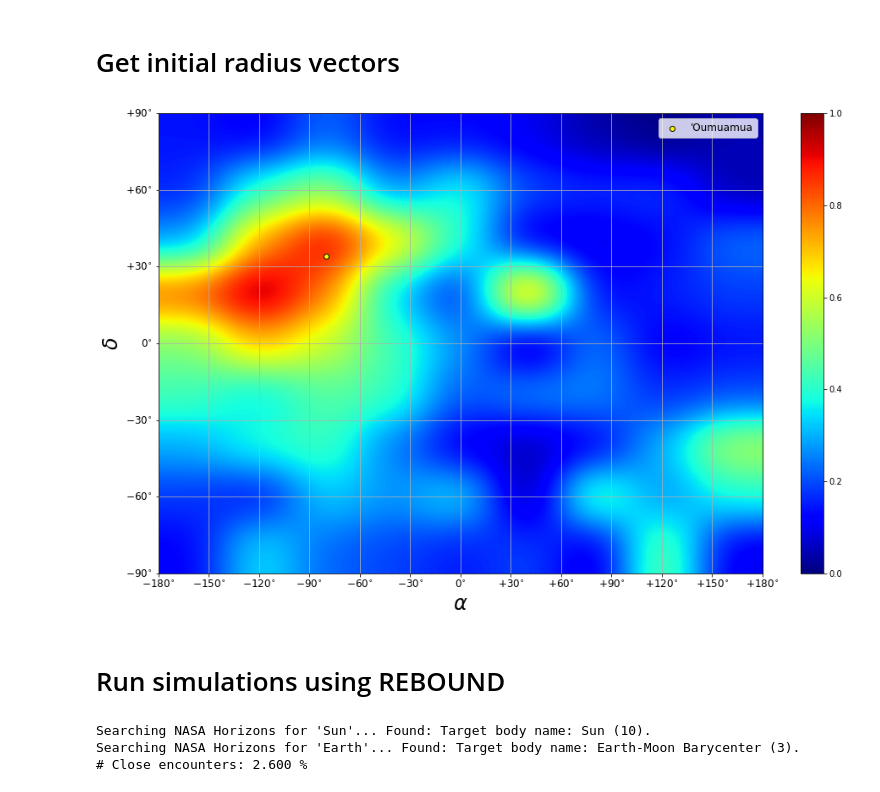
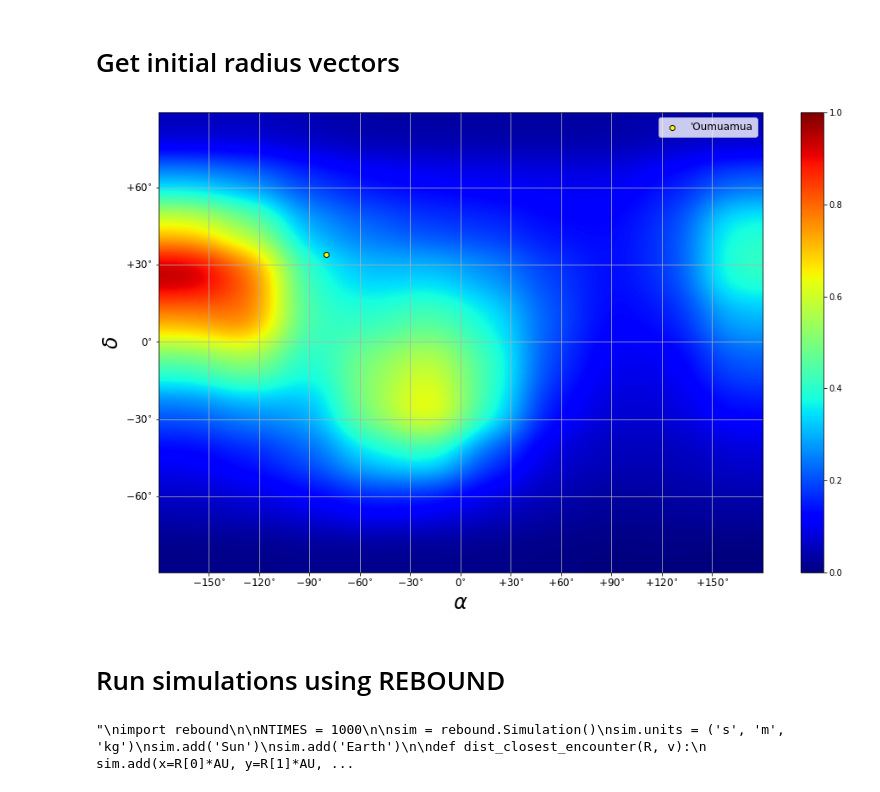
Before and after one commit to djhoover717/ISOAnalysis, a Jupyter notebook: iso_analysis_v2.ipynb, the cells around one changed output. Cells and saved outputs as stored; diff of their text form; code cells hidden in the pictures.

Commit message:
Draw grid like Darryl

```diff
--- a/iso_analysis_v2.ipynb
+++ b/iso_analysis_v2.ipynb
@@ -42,20 +45,15 @@ vel = vel - np.tile(VSUN, (NSAMPLES, 1))
-# %%
-T1 = [[np.cos(THETA), np.sin(THETA), 0.], [np.sin(THETA), -np.cos(THETA), 0.], [0., 0., 1.]]    # this comes from Jo Bovy's
-T2 = [[-np.sin(DNGP), 0., np.cos(DNGP)], [0., 1., 0.], [np.cos(DNGP), 0., np.sin(DNGP)]]        # stellar kinematics github
-T3 = [[np.cos(ANGP), np.sin(ANGP), 0.], [-np.sin(ANGP), np.cos(ANGP), 0.], [0., 0., 1.]]
-
-T = np.matmul(np.matmul(T1, T2), T3)                                                       # transform from galactic to
-                                                                                           # geocentric equatorial
-
-EPSILON = np.radians(23.4)
-E = [[1., 0., 0.], [0., np.cos(EPSILON), -np.sin(EPSILON)], [0., np.sin(EPSILON), np.cos(EPSILON)]]    # transform to geocentric                                                                                      # equatorial
-
-for i, v in enumerate(vel):
-    vel[i] = np.matmul(np.linalg.inv(T), v)
 # %% [markdown]
 # Make unweighted/weighted sky maps
 # %%
+T1 = [[np.cos(THETA), np.sin(THETA), 0.], [np.sin(THETA), -np.cos(THETA), 0.], [0., 0., 1.]]    # this comes from Jo Bovy's
+T2 = [[-np.sin(DNGP), 0., np.cos(DNGP)], [0., 1., 0.], [np.cos(DNGP), 0., np.sin(DNGP)]]        # stellar kinematics github
+T3 = [[np.cos(ANGP), np.sin(ANGP), 0.], [-np.sin(ANGP), np.cos(ANGP), 0.], [0., 0., 1.]]
+
+T = np.matmul(np.matmul(T1, T2), T3)                                                       # transform from galactic to
+                                                                                           # geocentric equatorial
+
 def get_ra_dec(v):
+    v = np.matmul(np.linalg.inv(T), v)
     mag = np.linalg.norm(v)
     dec = np.arcsin(v[2]/mag)
     if v[1]/mag > 0:
@@ -69,18 +67,6 @@ def get_ra_dec(v):
 pos = np.zeros((NSAMPLES, 2))
 for i, v in enumerate(vel):
     pos[i] = get_ra_dec(-v)
-# %%
-ecliptic_long = np.linspace(0, 2*pi, NSAMPLES)
-ecliptic_dec = np.arcsin(np.cos(0.)*np.sin(ecliptic_long)*np.sin(EPSILON)+np.sin(0.)*np.cos(EPSILON))
-ecliptic_ra = np.zeros_like(ecliptic_dec)
-
-for i, ra in enumerate(ecliptic_ra):
-    if ecliptic_dec[i] > 0:
-        ecliptic_ra[i] = np.arccos(np.cos(0.)*np.cos(ecliptic_long[i])/np.cos(ecliptic_dec[i]))
-    else:
-        ecliptic_ra[i] = 2*pi-np.arccos(np.cos(0.)*np.cos(ecliptic_long[i])/np.cos(ecliptic_dec[i]))
-    if ecliptic_ra[i] > pi:
-        ecliptic_ra[i] = ecliptic_ra[i] - 2*pi
 # %%
 plt.figure(figsize=(16, 10))
 
@@ -199,40 +171,36 @@ for i, v in enumerate(vel):
 # %%
 pos = np.zeros((NSAMPLES, 2))
 for i, r in enumerate(R):
-    pos[i] = get_ra_dec(np.matmul(E, r))
+    pos[i] = get_ra_dec(r)
 # %%
 plt.figure(figsize=(16, 10))
 
-xedges = np.linspace(-pi, pi, 10)
-yedges = np.linspace(-pi/2, pi/2, 10)
-
-H, xedges, yedges = np.histogram2d(pos[:, 0], pos[:, 1], bins=(xedges, yedges), weights=w, \
-                                  density=False)
+H, xedges, yedges = np.histogram2d(pos[:, 0], pos[:, 1], bins=10)
 plt.imshow(H.transpose()[::-1], extent = [xedges[0], xedges[-1], yedges[0], yedges[-1]], interpolation='gaussian', aspect='auto', \
            cmap='jet')
-#plt.plot(ecliptic_ra, ecliptic_dec, c='black', lw=2)
 
 plt.xlabel(r'$\alpha$', fontsize=24)
 plt.xticks([-pi, -5*pi/6, -2*pi/3, -pi/2, -pi/3, -pi/6, 0, pi/6, pi/3, pi/2, 2*pi/3, 5*pi/6, pi], [r'$-180^{\circ}$', \
         r'$-150^{\circ}$', r'$-120^{\circ}$', r'$-90^{\circ}$', r'$-60^{\circ}$', r'$-30^{\circ}$', r'$0^{\circ}$', \
         r'$+30^{\circ}$', r'$+60^{\circ}$', r'$+90^{\circ}$', r'$+120^{\circ}$', r'$+150^{\circ}$', r'$+180^{\circ}$'], \
           fontsize=12)
 
 plt.ylabel(r'$\delta$', fontsize=24)
 plt.yticks([-pi/2, -pi/3, -pi/6, 0, pi/6, pi/3, pi/2], [r'$-90^{\circ}$', r'$-60^{\circ}$', r'$-30^{\circ}$', \
         r'$0^{\circ}$', r'$+30^{\circ}$', r'$+60^{\circ}$', r'$+90^{\circ}$'], fontsize=12)
 plt.grid(True)
 
 plt.scatter(OUMUAMUA_COORDS[0], OUMUAMUA_COORDS[1], c='yellow', edgecolor='k', label="'Oumuamua")
 plt.legend(loc='upper right', fontsize=12)
 cbar = plt.colorbar(mpl.cm.ScalarMappable(cmap='jet'))
 
 plt.show()
 # %% [output]
-[figure, old version]
+[figure, new version]
 # %% [markdown]
 # Run simulations using REBOUND
 # %%
+'''
 import rebound
 
 NTIMES = 1000
@@ -263,7 +231,6 @@ for i, d in enumerate(min_distances):
 
 frac_close_encounter = len(min_distances[min_distances <= 1.])/len(min_distances)
 print('# Close encounters: %.3f %%' %(frac_close_encounter*100))
+'''
 # %% [output]
-Searching NASA Horizons for 'Sun'... Found: Target body name: Sun (10).
-Searching NASA Horizons for 'Earth'... Found: Target body name: Earth-Moon Barycenter (3).
-# Close encounters: 2.600 %
+"\nimport rebound\n\nNTIMES = 1000\n\nsim = rebound.Simulation()\nsim.units = ('s', 'm', 'kg')\nsim.add('Sun')\nsim.add('Earth')\n\ndef dist_closest_encounter(R, v):\n    sim.add(x=R[0]*AU, y=R[1]*AU, ...
```
Also changed, not shown: parts of 8 cells of this notebook, 3 other files.
